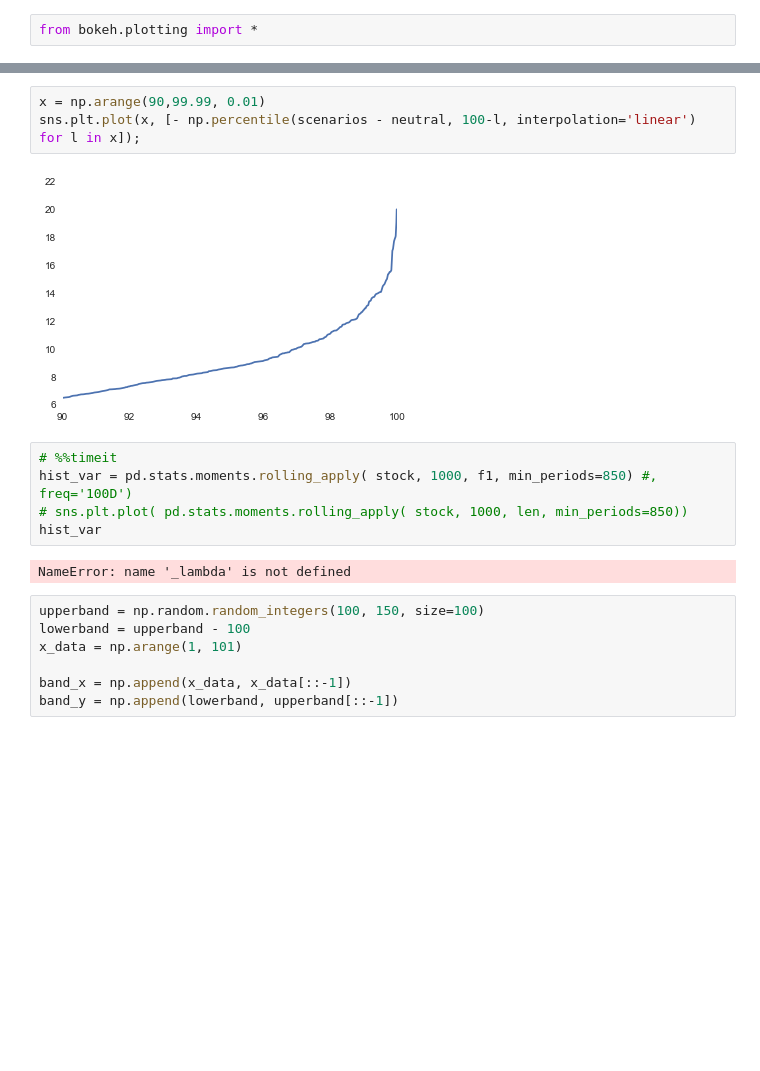
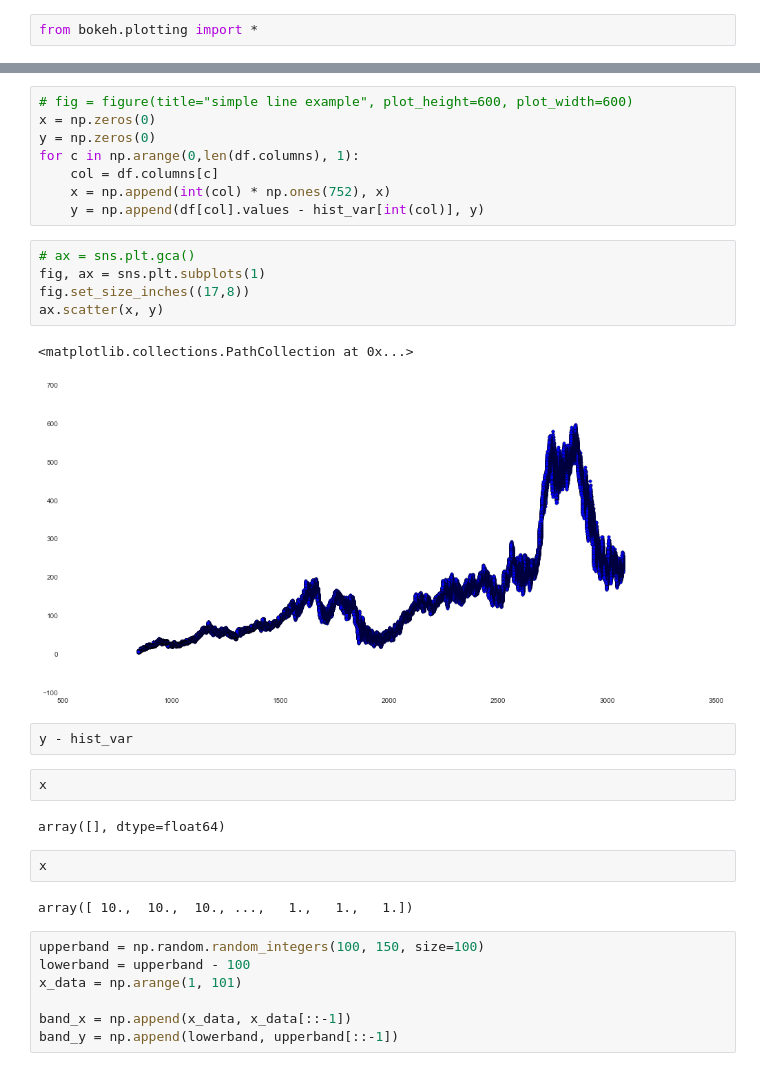
Before and after one commit to mvaz/financial-notebooks, a Jupyter notebook: Backtesting.ipynb, the cells around one changed output, grey strips where cells are left out. Drawn from its saved outputs; the diff is of its cells as text; blank space fills up the shorter version.

```diff
--- a/Backtesting.ipynb
+++ b/Backtesting.ipynb
@@ -194,15 +203,29 @@ sns.tsplot(hist_var)
-# %%
-x = np.arange(90,99.99, 0.01)
-sns.plt.plot(x, [- np.percentile(scenarios - neutral, 100-l, interpolation='linear') for l in x]);
-# %% [output]
-[figure, removed]
-# %%
-# %%timeit
-hist_var = pd.stats.moments.rolling_apply( stock, 1000, f1, min_periods=850) #, freq='100D')
-# sns.plt.plot( pd.stats.moments.rolling_apply( stock, 1000, len, min_periods=850))
-hist_var
-# %% [output]
-NameError: name '_lambda' is not defined
+# %%
+# fig = figure(title="simple line example", plot_height=600, plot_width=600)
+x = np.zeros(0)
+y = np.zeros(0)
+for c in np.arange(0,len(df.columns), 1):
+    col = df.columns[c]
+    x = np.append(int(col) * np.ones(752), x)
+    y = np.append(df[col].values - hist_var[int(col)], y)
+# %%
+# ax = sns.plt.gca()
+fig, ax = sns.plt.subplots(1)
+fig.set_size_inches((17,8))
+ax.scatter(x, y)
+# %% [output]
+<matplotlib.collections.PathCollection at 0x...>
+[figure, added]
+# %%
+y - hist_var
+# %%
+x
+# %% [output]
+array([], dtype=float64)
+# %%
+x
+# %% [output]
+array([ 10.,  10.,  10., ...,   1.,   1.,   1.])
 # %%
 upperband = np.random.random_integers(100, 150, size=100)
 lowerband = upperband - 100
```
Also changed, not shown: parts of 10 cells of this notebook.
